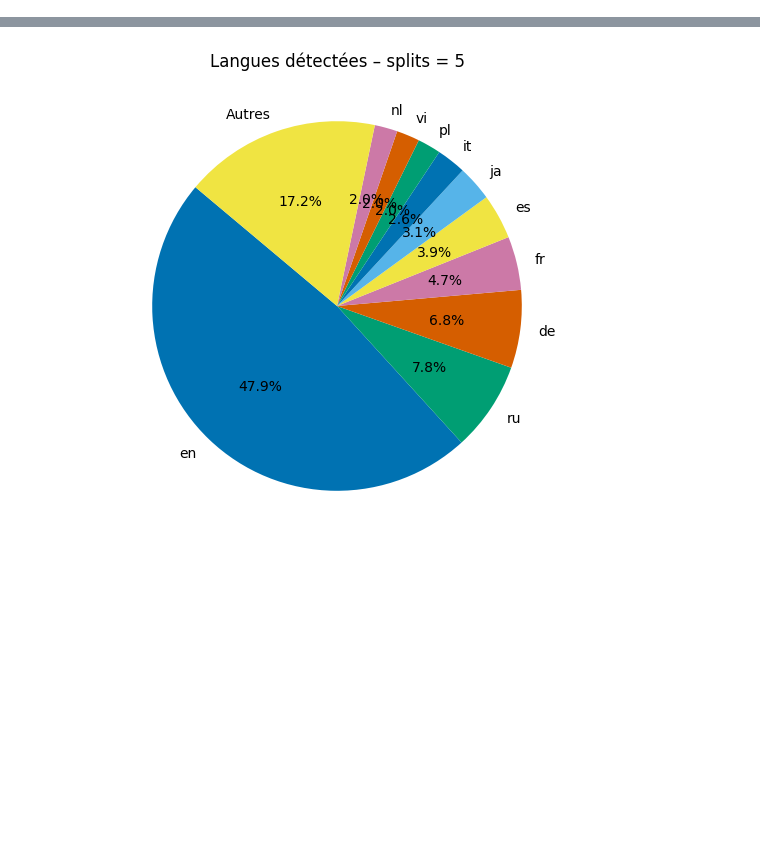
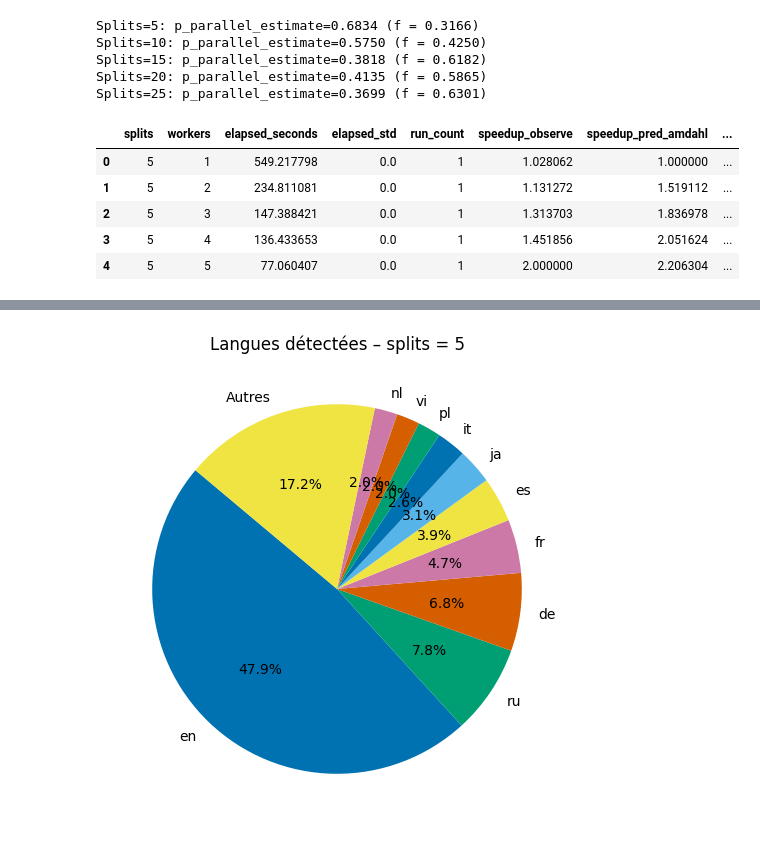
Before and after one commit to BNJ02/mapreduce_homemade, a Jupyter notebook: amdahl_analysis.ipynb, the cells around one changed output, grey strips where cells are left out. Cells and saved outputs as stored; diff of their text form; code cells hidden in the pictures; blank space fills up the shorter version.

```diff
--- a/amdahl_analysis.ipynb
+++ b/amdahl_analysis.ipynb
@@ -140,0 +67,73 @@ Chaque figure montre la durée d'exécution et le speedup pour un volume donné.
+# %%
+if not {'workers','splits','duration_seconds'}.issubset(df.columns):
+    raise KeyError('Colonnes workers/splits/duration_seconds manquantes.')
+
+# Agrégation des runs par (splits, workers)
+if 'timestamp' in df.columns:
+    grouped = (
+        df.groupby(['splits','workers'], as_index=False)
+          .agg(
+              elapsed_seconds=('duration_seconds','mean'),
+              elapsed_std=('duration_seconds','std'),
+              run_count=('timestamp','count'),
+          )
+    )
+else:
+    grouped = (
+        df.groupby(['splits','workers'], as_index=False)
+          .agg(
+              elapsed_seconds=('duration_seconds','mean'),
+              elapsed_std=('duration_seconds','std'),
+              run_count=('duration_seconds','count'),
+          )
+    )
+
+grouped['elapsed_std'] = grouped['elapsed_std'].fillna(0.0)
+
+
+def amdahl_speedup(p, s):
+    """Speedup Amdahl pour une fraction parallélisable p et s workers."""
+    return 1.0 / (1.0 - p + p / s)
+
+
+def process_group(data):
+    data = data.sort_values('workers').reset_index(drop=True)
+    splits_val = int(data['splits'].iloc[0])
+    # Temps pour workers == splits, utilisé comme référence par worker
+    ref = data.loc[data['workers'] == splits_val, 'elapsed_seconds']
+    if not ref.empty and splits_val > 0:
+        T_splits = ref.iloc[0]
+        T_ref = T_splits / splits_val
+    else:
+        # repli : temps du plus petit nombre de workers, ramené à 1 worker
+        base = data.iloc[0]
+        T_ref = float(base['elapsed_seconds']) / float(base['workers'])
+
+    # Speedup observe: (N * T_ref) / T(N)
+    data['speedup_observe'] = 1 + (data['workers'] * T_ref) / data['elapsed_seconds']
+
+    s = data['workers'].to_numpy(dtype=float)
+    obs = data['speedup_observe'].to_numpy(dtype=float)
+    grid = np.linspace(0.0, 0.99, 2000)
+    errors = [np.sum((amdahl_speedup(p, s) - obs) ** 2) for p in grid]
+    p_parallel = float(grid[int(np.argmin(errors))])
+    data['speedup_pred_amdahl'] = amdahl_speedup(p_parallel, s)
+    data['p_parallel_estimate'] = p_parallel
+    print(f"Splits={splits_val}: p_parallel_estimate={p_parallel:.4f} (f = {1-p_parallel:.4f})")
+    return data
+
+summary = grouped.groupby('splits', group_keys=False, sort=True).apply(process_group)
+summary = summary.reset_index(drop=True)
+summary.head()
+# %% [output]
+Splits=5: p_parallel_estimate=0.6834 (f = 0.3166)
+Splits=10: p_parallel_estimate=0.5750 (f = 0.4250)
+Splits=15: p_parallel_estimate=0.3818 (f = 0.6182)
+Splits=20: p_parallel_estimate=0.4135 (f = 0.5865)
+Splits=25: p_parallel_estimate=0.3699 (f = 0.6301)
+|  | splits | workers | elapsed_seconds | elapsed_std | run_count | speedup_observe | speedup_pred_amdahl | ... |
+| 0 | 5 | 1 | 549.217798 | 0.0 | 1 | 1.028062 | 1.000000 | ... |
+| 1 | 5 | 2 | 234.811081 | 0.0 | 1 | 1.131272 | 1.519112 | ... |
+| 2 | 5 | 3 | 147.388421 | 0.0 | 1 | 1.313703 | 1.836978 | ... |
+| 3 | 5 | 4 | 136.433653 | 0.0 | 1 | 1.451856 | 2.051624 | ... |
+| 4 | 5 | 5 | 77.060407 | 0.0 | 1 | 2.000000 | 2.206304 | ... |
```
Also changed, not shown: parts of 18 cells of this notebook, 1 other file.
